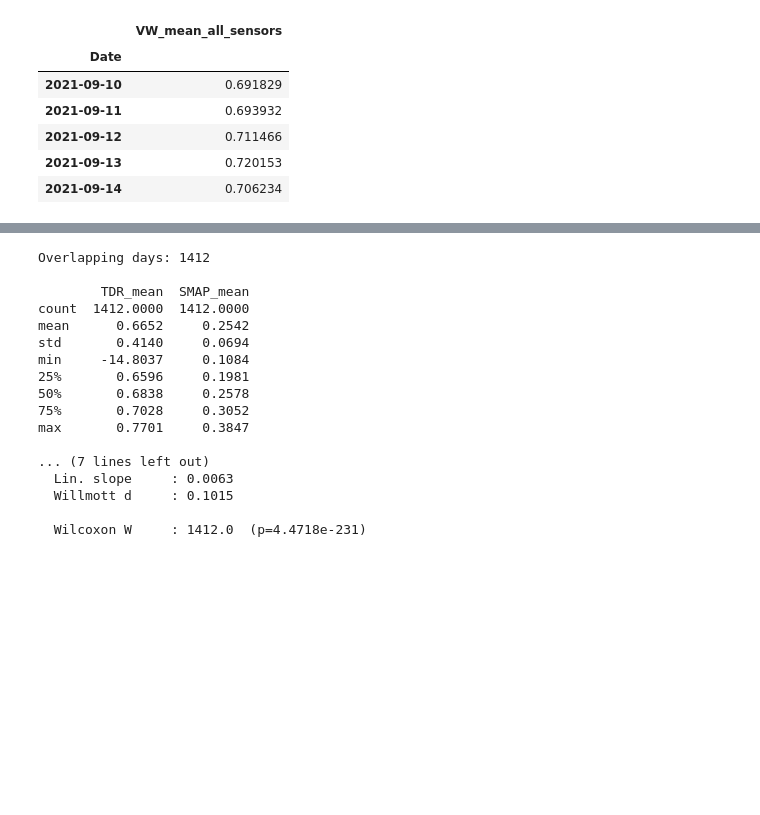
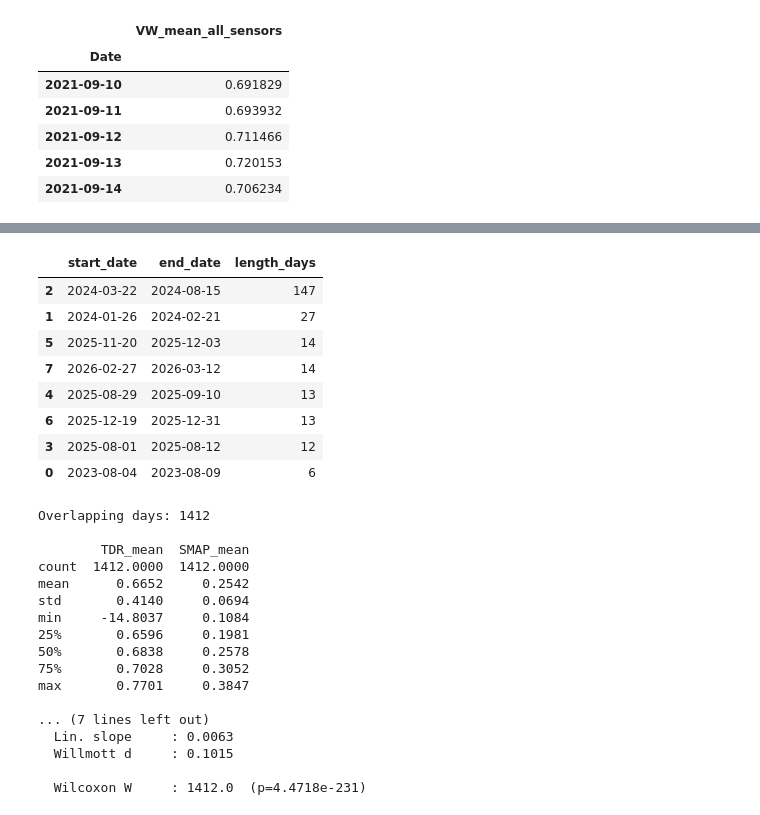
Before and after one commit to eemahon/bachelorThesis_paramos, a Jupyter notebook: results_sm.ipynb, the cells around one changed output, grey strips where cells are left out. Cells and saved outputs as stored; diff of their text form; code cells hidden in the pictures; blank space fills up the shorter version.

Commit message:
Gaps in TDR data

```diff
--- a/results_sm.ipynb
+++ b/results_sm.ipynb
@@ -100,3 +100,62 @@ Shape: (1659, 1)
 | 2021-09-12 | 0.711466 |
 | 2021-09-13 | 0.720153 |
 | 2021-09-14 | 0.706234 |
+# %%
+import pandas as pd
+
+# Find missing dates in daily mean soil moisture series
+daily_path = r"TDR_data\TDR_ladera_zhurucay_daily_mean_all_sensors.csv"
+df_daily = pd.read_csv(daily_path, parse_dates=["Date"])
+
+df_daily = df_daily.drop_duplicates(subset="Date").sort_values("Date")
+df_daily = df_daily.set_index("Date")
+
+full_days = pd.date_range(df_daily.index.min(), df_daily.index.max(), freq="D")
+
+# A date is missing if it is absent from the index OR present but value is NaN
+missing_from_index = full_days.difference(df_daily.index)
+nan_days = df_daily.index[df_daily["VW_mean_all_sensors"].isna()]
+all_missing_days = pd.DatetimeIndex(sorted(set(missing_from_index).union(set(nan_days))))
+
+missing_dates_df = pd.DataFrame({"date": all_missing_days.date})
+out_missing_dates = r"resultados\missing_dates_daily_mean_all_sensors.csv"
+missing_dates_df.to_csv(out_missing_dates, index=False)
+
+# Build summary of consecutive missing-date gaps
+gap_rows = []
+if len(all_missing_days) > 0:
+    s = pd.Series(all_missing_days)
+    group_id = (s.diff().dt.days.ne(1)).cumsum()
+
+    for _, grp in s.groupby(group_id):
+        start = grp.iloc[0]
+        end = grp.iloc[-1]
+        length_days = len(grp)
+        gap_rows.append({
+            "start_date": start.date(),
+            "end_date": end.date(),
+            "length_days": int(length_days)
+        })
+
+gaps_df = pd.DataFrame(gap_rows).sort_values("length_days", ascending=False) if gap_rows else pd.DataFrame(columns=["start_date", "end_date", "length_days"])
+out_gaps_summary = r"resultados\missing_gaps_summary_daily_mean_all_sensors.csv"
+gaps_df.to_csv(out_gaps_summary, index=False)
+
+print("Missing-date audit complete for daily mean CSV")
+print(f"Date range checked: {full_days.min().date()} to {full_days.max().date()}")
+print(f"Missing from index: {len(missing_from_index)}")
+print(f"NaN days in VW_mean_all_sensors: {len(nan_days)}")
+print(f"Total unique missing dates: {len(all_missing_days)}")
+print(f"Saved missing dates to: {out_missing_dates}")
+print(f"Saved gap summary to: {out_gaps_summary}")
+
+if len(all_missing_days) > 0:
+    print("\nFirst 30 missing dates:")
+    print(pd.Series(all_missing_days.date).head(30).to_string(index=False))
+
+if len(gaps_df) > 0:
+    print("\nTop 10 largest consecutive missing-date gaps:")
+    print(gaps_df.head(10).to_string(index=False))
+
+gaps_df.head(10)
+# %% [output]
@@ -103,3 +179,12 @@ Shape: (1659, 1)
+|  | start_date | end_date | length_days |
+| 2 | 2024-03-22 | 2024-08-15 | 147 |
+| 1 | 2024-01-26 | 2024-02-21 | 27 |
+| 5 | 2025-11-20 | 2025-12-03 | 14 |
+| 7 | 2026-02-27 | 2026-03-12 | 14 |
+| 4 | 2025-08-29 | 2025-09-10 | 13 |
+| 6 | 2025-12-19 | 2025-12-31 | 13 |
+| 3 | 2025-08-01 | 2025-08-12 | 12 |
+| 0 | 2023-08-04 | 2023-08-09 | 6 |
 # %%
 from scipy import stats
 import matplotlib.pyplot as plt
```
Also changed, not shown: parts of 1 cell of this notebook, 2 other files.
